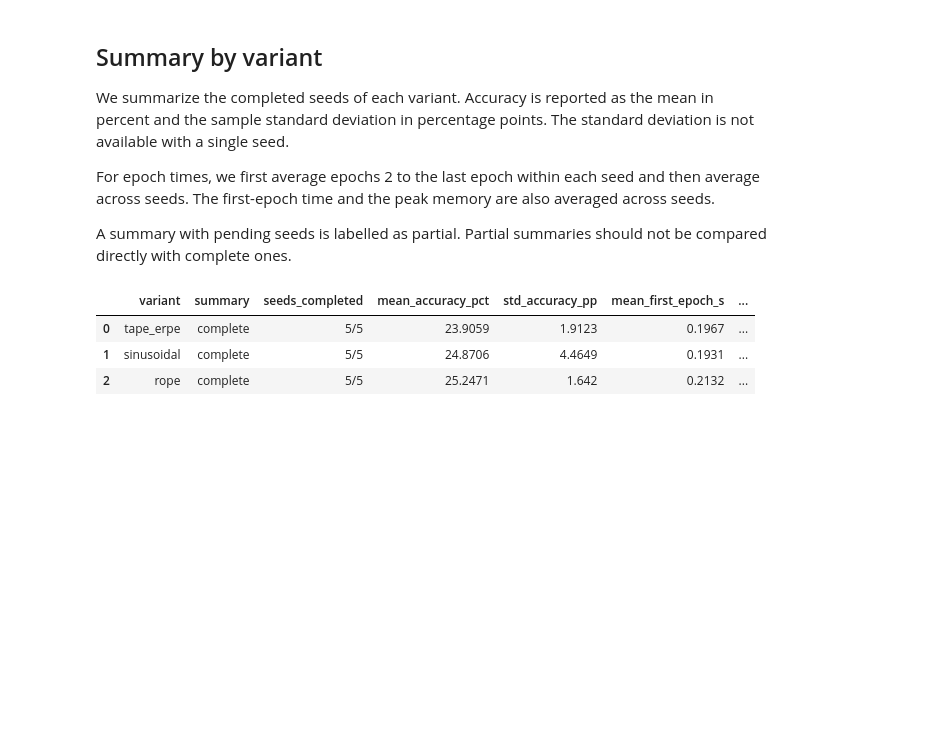
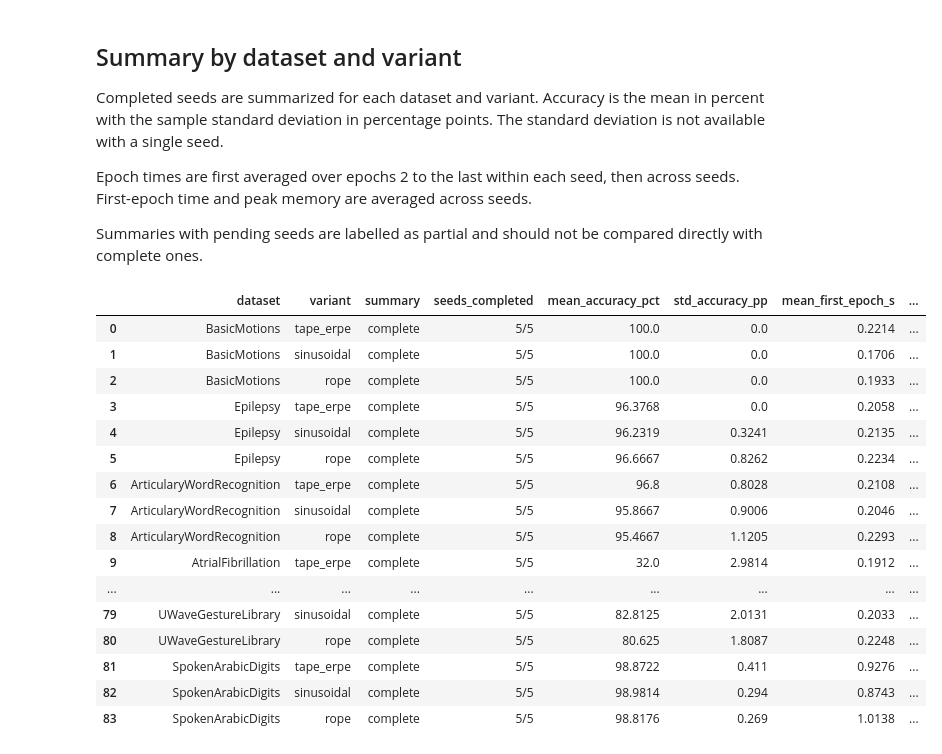
Before and after one commit to tyrerodr/convtran-reproduction, a Jupyter notebook: notebooks/04_positional_encoding_experiments.ipynb, the cells around one changed output. Cells and saved outputs as stored; diff of their text form; code cells hidden in the pictures; blank space fills up the shorter version.

Commit message:
feat: complete positional encoding benchmark on 28 datasets

```diff
--- a/notebooks/04_positional_encoding_experiments.ipynb
+++ b/notebooks/04_positional_encoding_experiments.ipynb
@@ -307,39 +388,57 @@ comparison: 15 of 15 expected runs recorded
 # %% [markdown]
-## Summary by variant
+## Summary by dataset and variant
 
-We summarize the completed seeds of each variant. Accuracy is reported as the mean in percent and the sample standard deviation in percentage points. The standard deviation is not available with a single seed.
+Completed seeds are summarized for each dataset and variant. Accuracy is the mean in percent with the sample standard deviation in percentage points. The standard deviation is not available with a single seed.
 
-For epoch times, we first average epochs 2 to the last epoch within each seed and then average across seeds. The first-epoch time and the peak memory are also averaged across seeds.
+Epoch times are first averaged over epochs 2 to the last within each seed, then across seeds. First-epoch time and peak memory are averaged across seeds.
 
-A summary with pending seeds is labelled as partial. Partial summaries should not be compared directly with complete ones.
+Summaries with pending seeds are labelled as partial and should not be compared directly with complete ones.
 # %%
 summary_rows = []
-for variant in VARIANTS:
-    done = runs_table[
-        (runs_table["variant"] == variant) & (runs_table["status"] == "complete")
-    ]
-    completed = len(done)
-    summary_rows.append({
-        "variant": variant,
-        "summary": "complete" if completed == len(SEEDS) else "partial",
-        "seeds_completed": f"{completed}/{len(SEEDS)}",
-        "mean_accuracy_pct": done["test_accuracy_pct"].mean(),
-        "std_accuracy_pp": (
-            done["test_accuracy_pct"].std(ddof=1) if completed > 1 else None
-        ),
-        "mean_first_epoch_s": done["first_epoch_s"].mean(),
-        "mean_later_epochs_s": done["later_epochs_mean_s"].mean(),
-        "mean_peak_cuda_alloc_train_val_mib": (
-            done["peak_cuda_alloc_train_val_mib"].mean()
-        ),
-    })
+for dataset in DATASETS:
+    for variant in VARIANTS:
+        done = runs_table[
+            (runs_table["dataset"] == dataset)
+            & (runs_table["variant"] == variant)
+            & (runs_table["status"] == "complete")
+        ]
+        completed = len(done)
+        summary_rows.append({
+            "dataset": dataset,
+            "variant": variant,
+            "summary": "complete" if completed == len(SEEDS) else "partial",
+            "seeds_completed": f"{completed}/{len(SEEDS)}",
+            "mean_accuracy_pct": done["test_accuracy_pct"].mean(),
+            "std_accuracy_pp": (
+                done["test_accuracy_pct"].std(ddof=1) if completed > 1 else None
+            ),
+            "mean_first_epoch_s": done["first_epoch_s"].mean(),
+            "mean_later_epochs_s": done["later_epochs_mean_s"].mean(),
+            "mean_peak_cuda_alloc_train_val_mib": (
+                done["peak_cuda_alloc_train_val_mib"].mean()
+            ),
+        })
 
 summary = pd.DataFrame(summary_rows)
-numeric = summary.columns[3:]
-summary[numeric] = summary[numeric].apply(pd.to_numeric).round(4)
-display(as_available(summary))
+SUMMARY_NUMERIC = summary.columns[4:]
+summary[SUMMARY_NUMERIC] = summary[SUMMARY_NUMERIC].apply(pd.to_numeric)
+with pd.option_context("display.max_rows", None):
+    display(as_available(summary.round(4)))
 # %% [output]
-|  | variant | summary | seeds_completed | mean_accuracy_pct | std_accuracy_pp | mean_first_epoch_s | ... |
-| 0 | tape_erpe | complete | 5/5 | 23.9059 | 1.9123 | 0.1967 | ... |
-| 1 | sinusoidal | complete | 5/5 | 24.8706 | 4.4649 | 0.1931 | ... |
-| 2 | rope | complete | 5/5 | 25.2471 | 1.642 | 0.2132 | ... |
+|  | dataset | variant | summary | seeds_completed | mean_accuracy_pct | std_accuracy_pp | mean_first_epoch_s | ... |
+| 0 | BasicMotions | tape_erpe | complete | 5/5 | 100.0 | 0.0 | 0.2214 | ... |
+| 1 | BasicMotions | sinusoidal | complete | 5/5 | 100.0 | 0.0 | 0.1706 | ... |
+| 2 | BasicMotions | rope | complete | 5/5 | 100.0 | 0.0 | 0.1933 | ... |
+| 3 | Epilepsy | tape_erpe | complete | 5/5 | 96.3768 | 0.0 | 0.2058 | ... |
+| 4 | Epilepsy | sinusoidal | complete | 5/5 | 96.2319 | 0.3241 | 0.2135 | ... |
+| 5 | Epilepsy | rope | complete | 5/5 | 96.6667 | 0.8262 | 0.2234 | ... |
+| 6 | ArticularyWordRecognition | tape_erpe | complete | 5/5 | 96.8 | 0.8028 | 0.2108 | ... |
+| 7 | ArticularyWordRecognition | sinusoidal | complete | 5/5 | 95.8667 | 0.9006 | 0.2046 | ... |
+| 8 | ArticularyWordRecognition | rope | complete | 5/5 | 95.4667 | 1.1205 | 0.2293 | ... |
+| 9 | AtrialFibrillation | tape_erpe | complete | 5/5 | 32.0 | 2.9814 | 0.1912 | ... |
+| ... | ... | ... | ... | ... | ... | ... | ... | ... |
+| 79 | UWaveGestureLibrary | sinusoidal | complete | 5/5 | 82.8125 | 2.0131 | 0.2033 | ... |
+| 80 | UWaveGestureLibrary | rope | complete | 5/5 | 80.625 | 1.8087 | 0.2248 | ... |
+| 81 | SpokenArabicDigits | tape_erpe | complete | 5/5 | 98.8722 | 0.411 | 0.9276 | ... |
+| 82 | SpokenArabicDigits | sinusoidal | complete | 5/5 | 98.9814 | 0.294 | 0.8743 | ... |
+| 83 | SpokenArabicDigits | rope | complete | 5/5 | 98.8176 | 0.269 | 1.0138 | ... |
```
Also changed, not shown: parts of 12 cells of this notebook, 1 other file.
